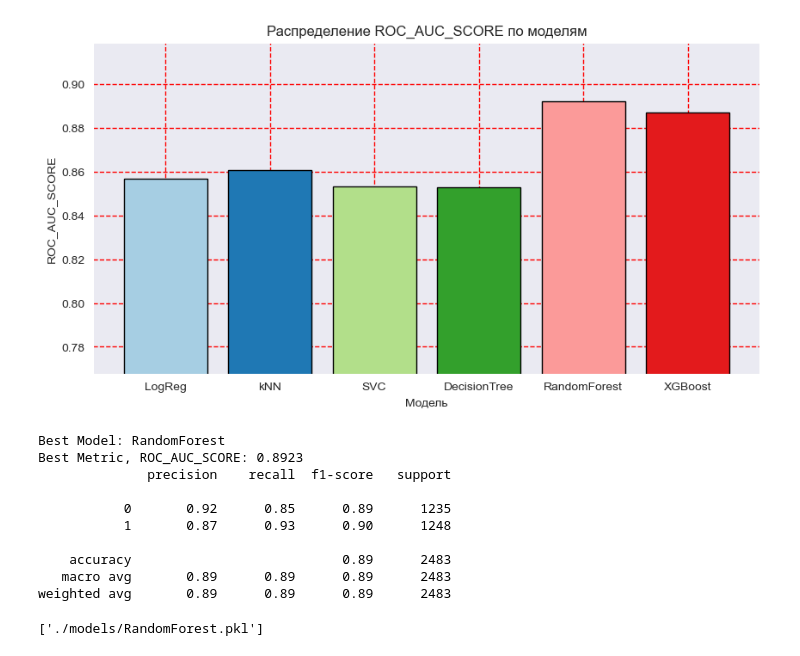
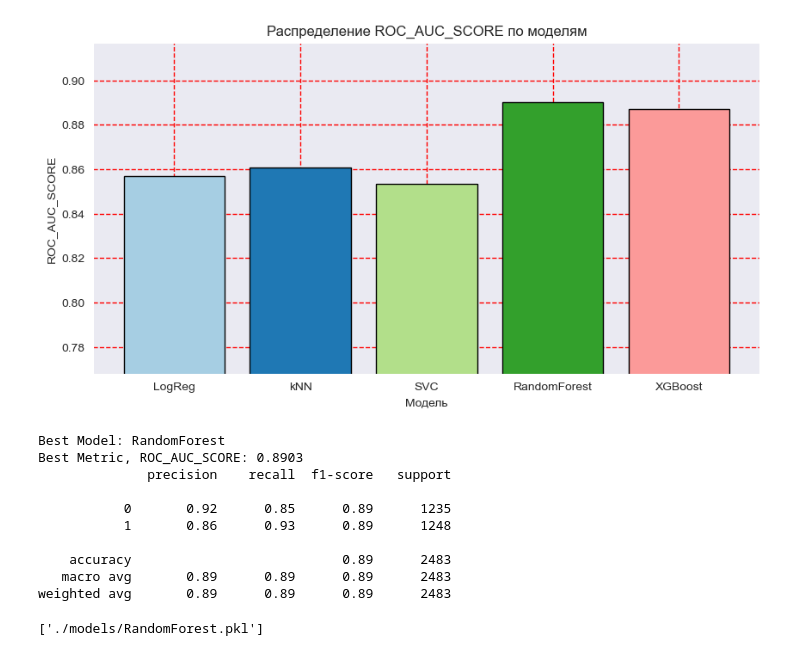
Before and after one commit to Ekzz0/TermDepositClassificationService, a Jupyter notebook: models_training.ipynb, the cells around one changed output. Saved outputs shown, nothing was run; the diff lists cells and outputs as text; code cells hidden in the pictures.

```diff
--- a/models_training.ipynb
+++ b/models_training.ipynb
@@ -40,7 +37,7 @@ def fit_predict(model, eval_data):
         return model, pred
 # %%
 eval_data = {'X_train': X_train, 'X_test': X_test, 'y_train': y_train, 'y_test': y_test}
-models = [LogisticRegression, KNeighborsClassifier, SVC, DecisionTreeClassifier, RandomForestClassifier, xgb.XGBClassifier]
+models = [LogisticRegression, KNeighborsClassifier, SVC, RandomForestClassifier, xgb.XGBClassifier]
 max_evals = len(models)
 metric = roc_auc_score  # f1_score, roc_auc_score, accuracy_score
 metrics = []
@@ -52,10 +49,10 @@ for model in models:
     metrics.append(metric(eval_data['y_test'].values.ravel(), pred))
     fitted_models.append(model_fitted)
 # %%
-models_names = ['LogReg', 'kNN', 'SVC', 'DecisionTree', 'RandomForest', 'XGBoost']
+models_names = ['LogReg', 'kNN', 'SVC', 'RandomForest', 'XGBoost']
 ut.plot_metrics_hist(models_names, metrics)
 # %% [output]
-[figure, old version]
+[figure, new version]
 # %%
 best_metric = max(metrics)
 best_model_name = models_names[metrics.index(best_metric)]
@@ -66,11 +63,11 @@ print('Best Metric, ROC_AUC_SCORE:', round(best_metric, 4))
 print(classification_report(y_true=y_test, y_pred=best_model.predict(X_test.values)))
 # %% [output]
 Best Model: RandomForest
-Best Metric, ROC_AUC_SCORE: 0.8923
+Best Metric, ROC_AUC_SCORE: 0.8903
               precision    recall  f1-score   support
 
            0       0.92      0.85      0.89      1235
-           1       0.87      0.93      0.90      1248
+           1       0.86      0.93      0.89      1248
 
     accuracy                           0.89      2483
    macro avg       0.89      0.89      0.89      2483
```
Also changed, not shown: parts of 1 cell of this notebook, 5 other files.
